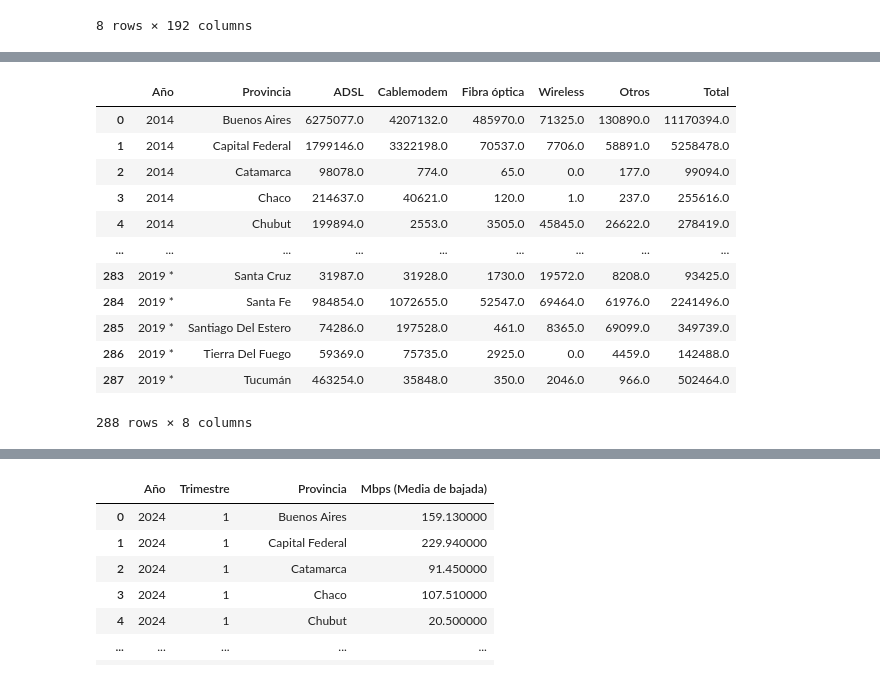
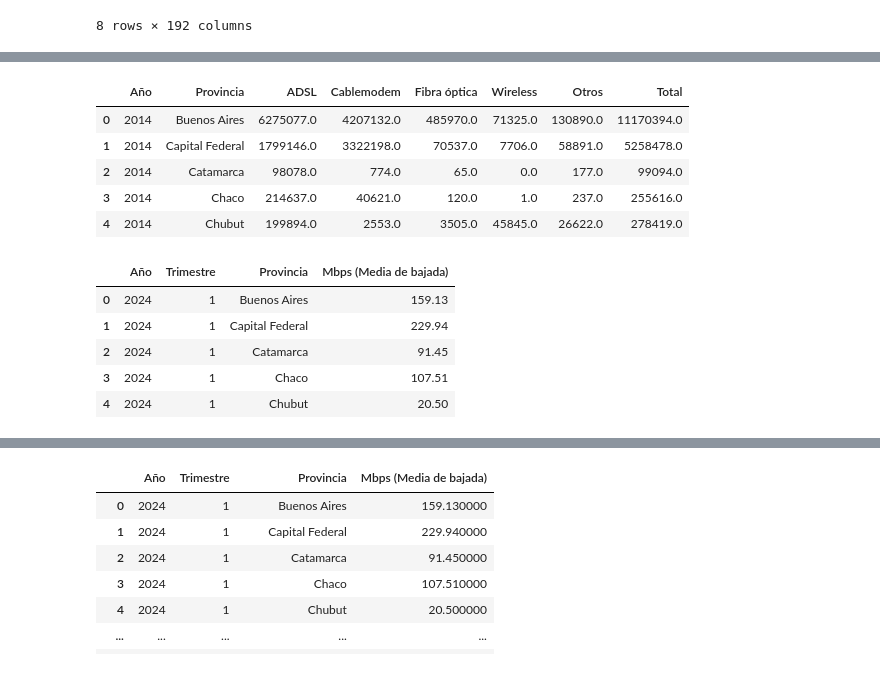
Before and after one commit to dnewbie25/Analisis-Telecomunicaciones-Argentina, a Jupyter notebook: internet_EDA.ipynb, the cells around one changed output, grey strips where cells are left out. Saved outputs shown, nothing was run; the diff lists cells and outputs as text; code cells hidden in the pictures.

```diff
--- a/internet_EDA.ipynb
+++ b/internet_EDA.ipynb
@@ -99,19 +82,21 @@ internet_tecnologias
 # %%
 # Accesos Por Tecnología: Se limpian los datos y agrupan por año y provincia
 accesos_tecnologia_df_clean = internet_tecnologias.drop(columns=[col for col in internet_tecnologias.columns if internet_tecnologias[col].isnull().mean() > 0.8])
 accesos_tecnologia_summary = accesos_tecnologia_df_clean[['Año','Provincia',	'ADSL',	'Cablemodem',	'Fibra óptica',	'Wireless',	'Otros',	'Total']].groupby(['Año', 'Provincia']).sum().reset_index()
-accesos_tecnologia_summary
+accesos_tecnologia_summary.head(5)
 # %% [output]
 |  | Año | Provincia | ADSL | Cablemodem | Fibra óptica | Wireless | Otros | Total |
 | 0 | 2014 | Buenos Aires | 6275077.0 | 4207132.0 | 485970.0 | 71325.0 | 130890.0 | 11170394.0 |
 | 1 | 2014 | Capital Federal | 1799146.0 | 3322198.0 | 70537.0 | 7706.0 | 58891.0 | 5258478.0 |
 | 2 | 2014 | Catamarca | 98078.0 | 774.0 | 65.0 | 0.0 | 177.0 | 99094.0 |
 | 3 | 2014 | Chaco | 214637.0 | 40621.0 | 120.0 | 1.0 | 237.0 | 255616.0 |
 | 4 | 2014 | Chubut | 199894.0 | 2553.0 | 3505.0 | 45845.0 | 26622.0 | 278419.0 |
-| ... | ... | ... | ... | ... | ... | ... | ... | ... |
-| 283 | 2019 * | Santa Cruz | 31987.0 | 31928.0 | 1730.0 | 19572.0 | 8208.0 | 93425.0 |
-| 284 | 2019 * | Santa Fe | 984854.0 | 1072655.0 | 52547.0 | 69464.0 | 61976.0 | 2241496.0 |
-| 285 | 2019 * | Santiago Del Estero | 74286.0 | 197528.0 | 461.0 | 8365.0 | 69099.0 | 349739.0 |
-| 286 | 2019 * | Tierra Del Fuego | 59369.0 | 75735.0 | 2925.0 | 0.0 | 4459.0 | 142488.0 |
-| 287 | 2019 * | Tucumán | 463254.0 | 35848.0 | 350.0 | 2046.0 | 966.0 | 502464.0 |
-288 rows × 8 columns
+# %%
+internet_mbps.head(5)
+# %% [output]
+|  | Año | Trimestre | Provincia | Mbps (Media de bajada) |
+| 0 | 2024 | 1 | Buenos Aires | 159.13 |
+| 1 | 2024 | 1 | Capital Federal | 229.94 |
+| 2 | 2024 | 1 | Catamarca | 91.45 |
+| 3 | 2024 | 1 | Chaco | 107.51 |
+| 4 | 2024 | 1 | Chubut | 20.50 |
```
Also changed, not shown: parts of 24 cells of this notebook.
